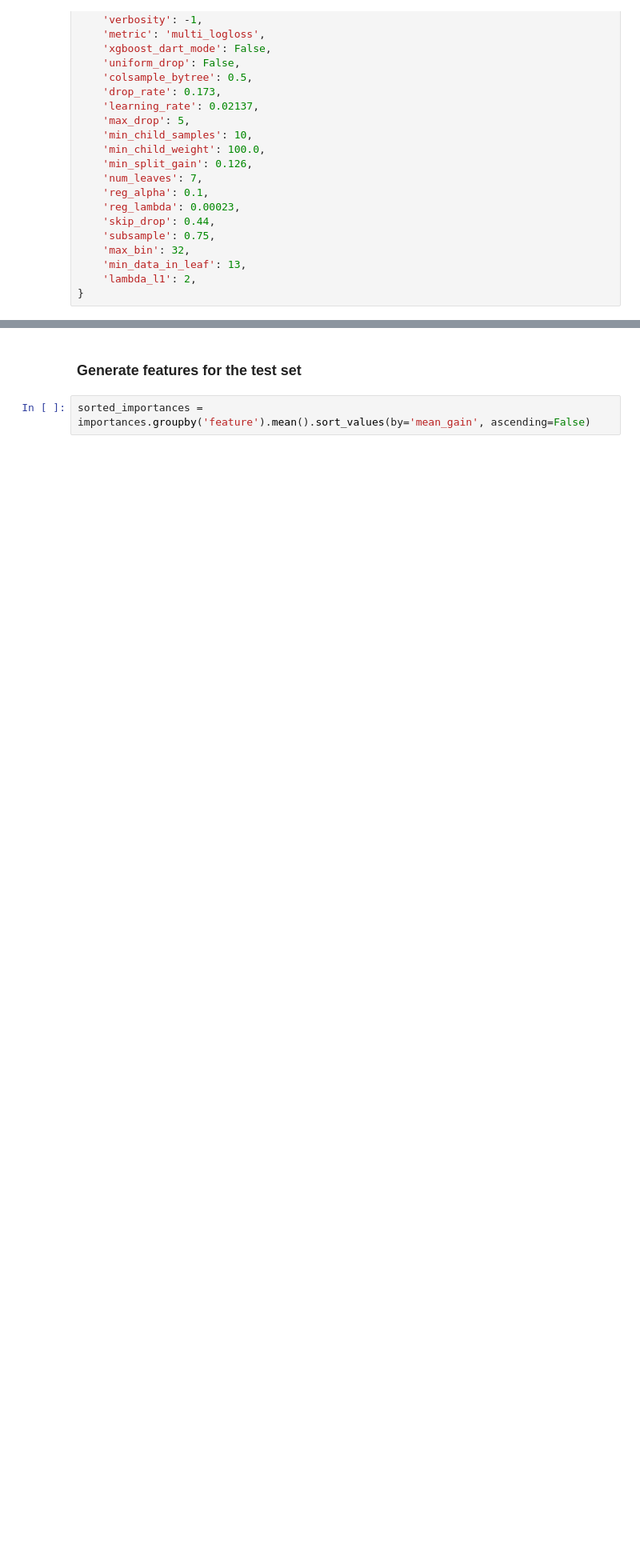
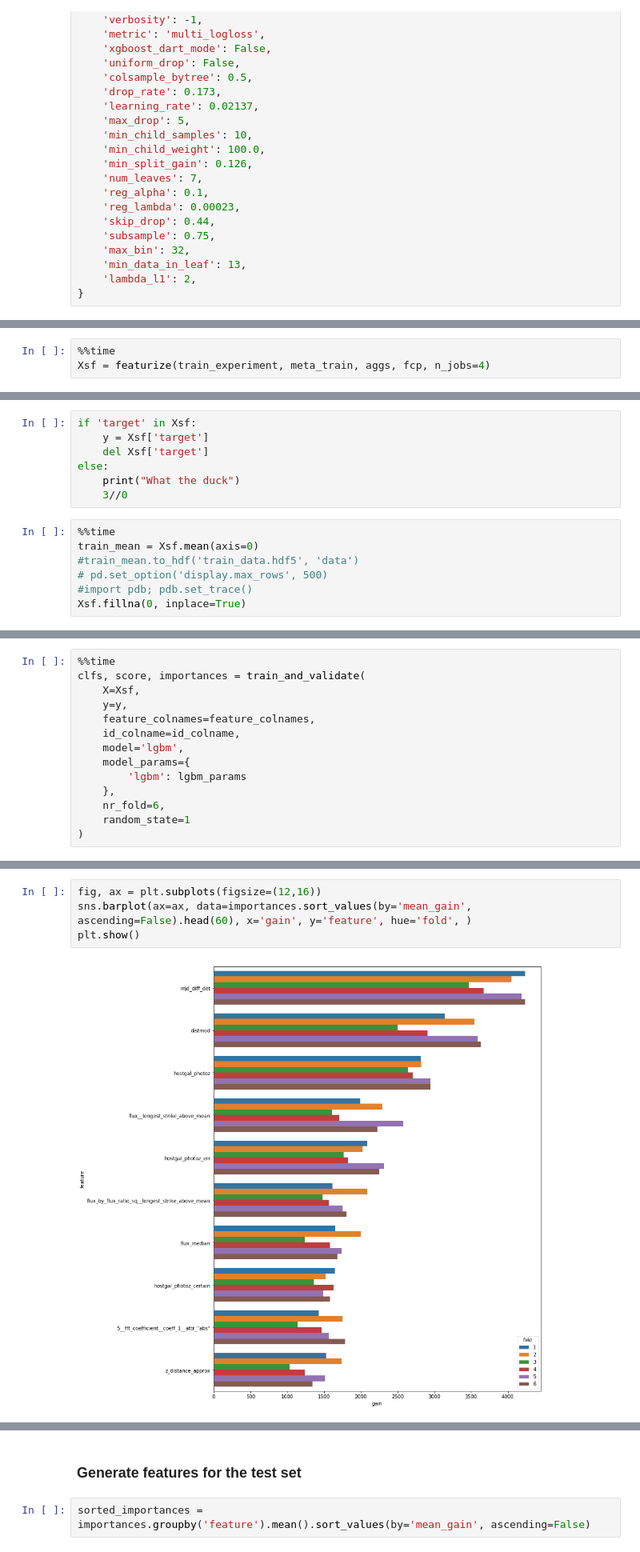
Before and after one commit to kowaalczyk/astronomical-classification, a Jupyter notebook: notebooks/features/Series-Feature-Extraction.ipynb, the cells around one changed output, grey strips where cells are left out. Shown at 80% size. Drawn from its saved outputs; the diff is of its cells as text; blank space fills up the shorter version.

```diff
--- a/notebooks/features/Series-Feature-Extraction.ipynb
+++ b/notebooks/features/Series-Feature-Extraction.ipynb
@@ -222,0 +419,3 @@ plt.show()
+# %%
+%%time
+Xsf = featurize(train_experiment, meta_train, aggs, fcp, n_jobs=4)
@@ -222,0 +433,14 @@ plt.show()
+# %%
+if 'target' in Xsf:
+    y = Xsf['target']
+    del Xsf['target']
+else:
+    print("What the duck")
+    3//0
+# %%
+%%time
+train_mean = Xsf.mean(axis=0)
+#train_mean.to_hdf('train_data.hdf5', 'data')
+# pd.set_option('display.max_rows', 500)
+#import pdb; pdb.set_trace()
+Xsf.fillna(0, inplace=True)
@@ -222,0 +505,14 @@ plt.show()
+# %%
+%%time
+clfs, score, importances = train_and_validate(
+    X=Xsf,
+    y=y,
+    feature_colnames=feature_colnames,
+    id_colname=id_colname,
+    model='lgbm',
+    model_params={
+        'lgbm': lgbm_params
+    },
+    nr_fold=6,
+    random_state=1
+)
@@ -222,0 +538,6 @@ plt.show()
+# %%
+fig, ax = plt.subplots(figsize=(12,16))
+sns.barplot(ax=ax, data=importances.sort_values(by='mean_gain', ascending=False).head(60), x='gain', y='feature', hue='fold', )
+plt.show()
+# %% [output]
+[figure, added]
```
Also changed, not shown: parts of 60 cells of this notebook, 3 other files.
